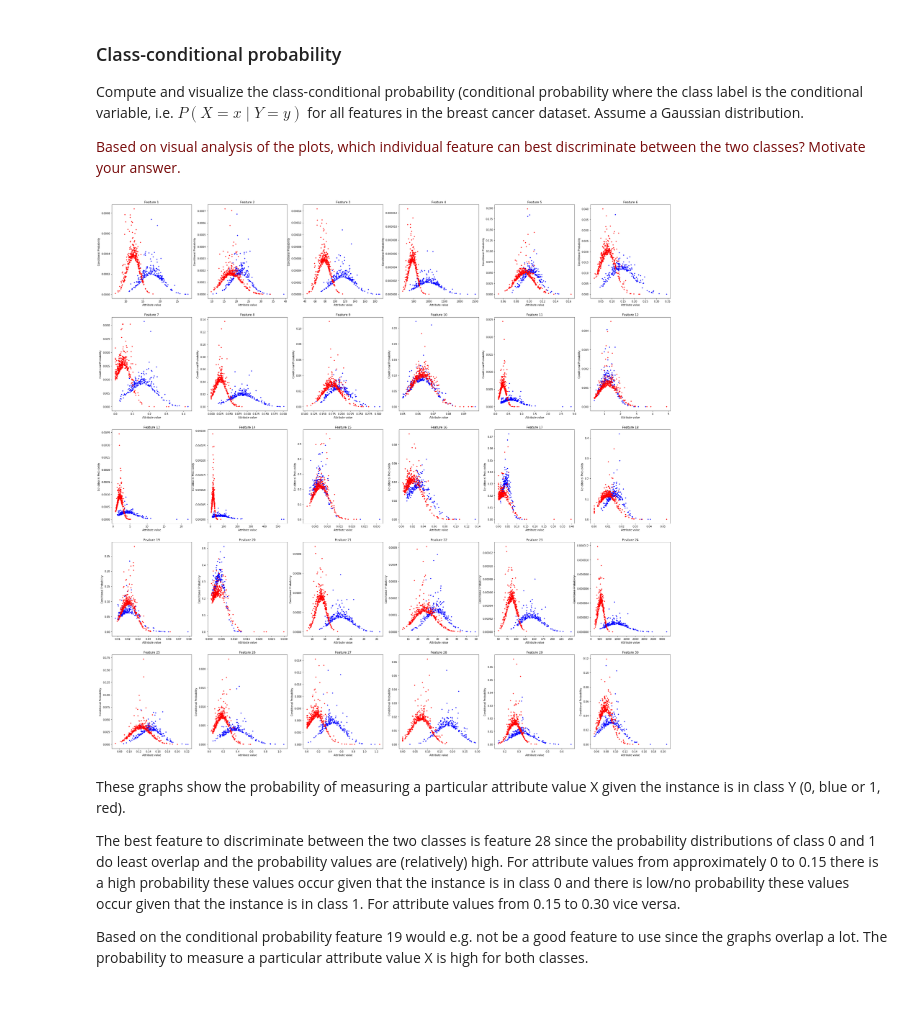
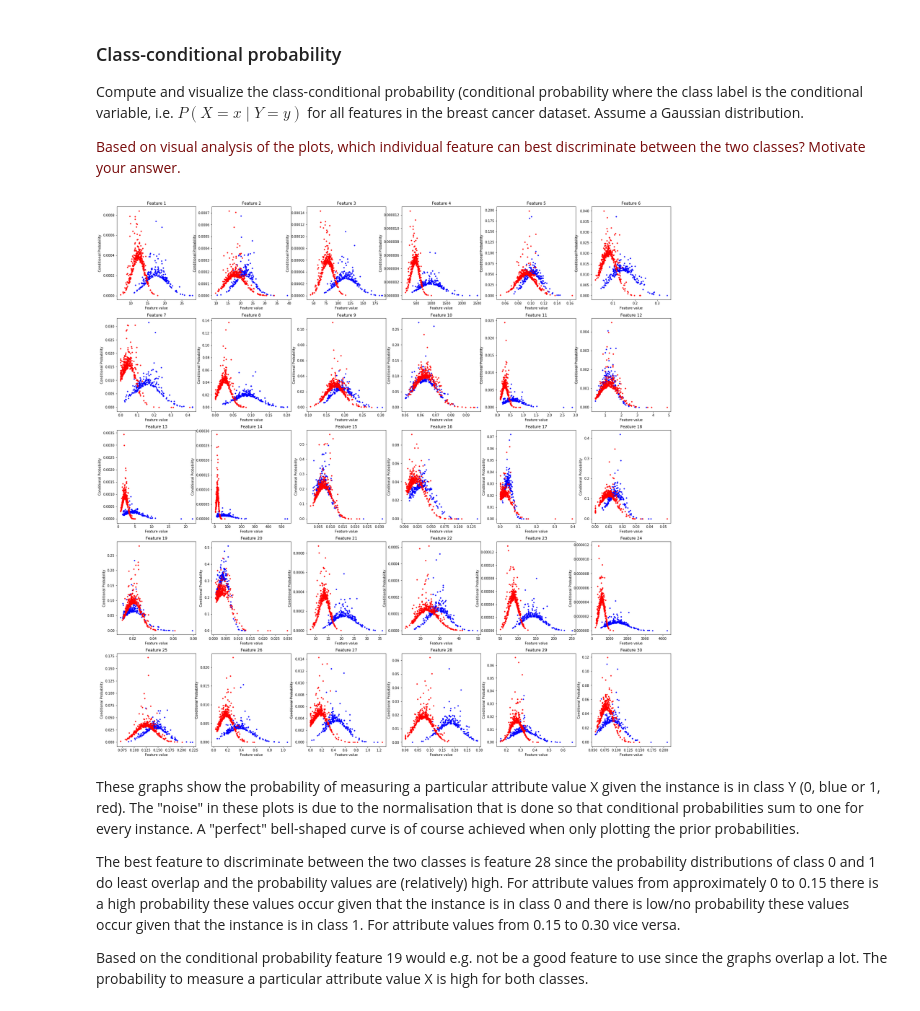
Before and after one commit to tdewaard/8dm40-machine-learning, a Jupyter notebook: practicals/week_1.ipynb, the cells around one changed output. Drawn from its saved outputs; the diff is of its cells as text; code cells hidden in the pictures.

Commit message:
final addition cond. prop.

```diff
--- a/practicals/week_1.ipynb
+++ b/practicals/week_1.ipynb
@@ -235,38 +235,42 @@ Compute and visualize the class-conditional probability (conditional probability
 # %%
 import class_cond_prop
 import matplotlib.pyplot as plt
 from class_cond_prop import *
 il.reload(class_cond_prop)
 
 x_cancer = breast_cancer.data
 y_cancer = breast_cancer.target[:, np.newaxis]
 
 # compute matrix containing all conditional probabilities per attribute
-CP, CP_pos, CP_neg, PX_pos, PX_neg = cond_prop(x_cancer, y_cancer)
+CP, CP_pos, CP_neg, PX_pos, PX_neg, prior_pos, prior_neg = cond_prop(x_cancer, y_cancer)
 
-# visualisation for one attribute
+# indices for positive and negative class
 i = y_cancer[:, 0] > 0   # positive class
 j = y_cancer[:, 0] == 0  # negative class
 
-# plots
-fig, axes = plt.subplots(nrows=5, ncols=6, figsize=(40, 40))
+# plotting
+# choose prior True to plot the prior probabilities instead of the
+# (normalised) conditional probabilities (CP)
+prior = False
+fig, axes = plt.subplots(nrows=5, ncols=6, figsize=(30, 30))
 idx = 0
 for row in axes:
     for cell in row:
-        neg = cell.plot(x_cancer[j, idx],CP_neg[:, idx], 'b.', label="Class = 0")
-        pos = cell.plot(x_cancer[i, idx], CP_pos[:, idx], 'r.', label="Class = 1")
-#         pos = cell.plot(x_cancer[i, idx], PX_pos[:, idx], 'r.', label="Class = 1")
-#         neg = cell.plot(x_cancer[j, idx], PX_neg[:, idx], 'b.', label="Class = 0")
-        cell.set_xlabel("Attribute value")
+        if prior:
+            posp = cell.plot(x_cancer[i, idx], prior_pos[:, idx], 'b.')
+            negp = cell.plot(x_cancer[j, idx], prior_neg[:, idx], 'r.')
+        else:
+            neg = cell.plot(x_cancer[j, idx],CP_neg[:, idx], 'b.', label="Class = 0")
+            pos = cell.plot(x_cancer[i, idx], CP_pos[:, idx], 'r.', label="Class = 1")
+        cell.set_xlabel("Feature value")
         cell.set_ylabel("Conditional Probability")
         cell.set_title("Feature "+ str(idx+1))
         idx += 1
-# plt.figlegend([neg[0], pos[0]], ["Y = 0", "Y = 1"])
 plt.show()
 # %% [output]
-[figure, old version]
+[figure, new version]
 # %% [markdown]
-These graphs show the probability of measuring a particular attribute value X given the instance is in class Y (0, blue or 1, red).
+These graphs show the probability of measuring a particular attribute value X given the instance is in class Y (0, blue or 1, red). The "noise" in these plots is due to the normalisation that is done so that conditional probabilities sum to one for every instance. A "perfect" bell-shaped curve is of course achieved when only plotting the prior probabilities.
 
 The best feature to discriminate between the two classes is feature 28 since the probability distributions of class 0 and 1 do least overlap and the probability values are (relatively) high. For attribute values from approximately 0 to 0.15 there is a high probability these values occur given that the instance is in class 0 and there is low/no probability these values occur given that the instance is in class 1. For attribute values from 0.15 to 0.30 vice versa.
 
```
Also changed, not shown: 1 other file.
